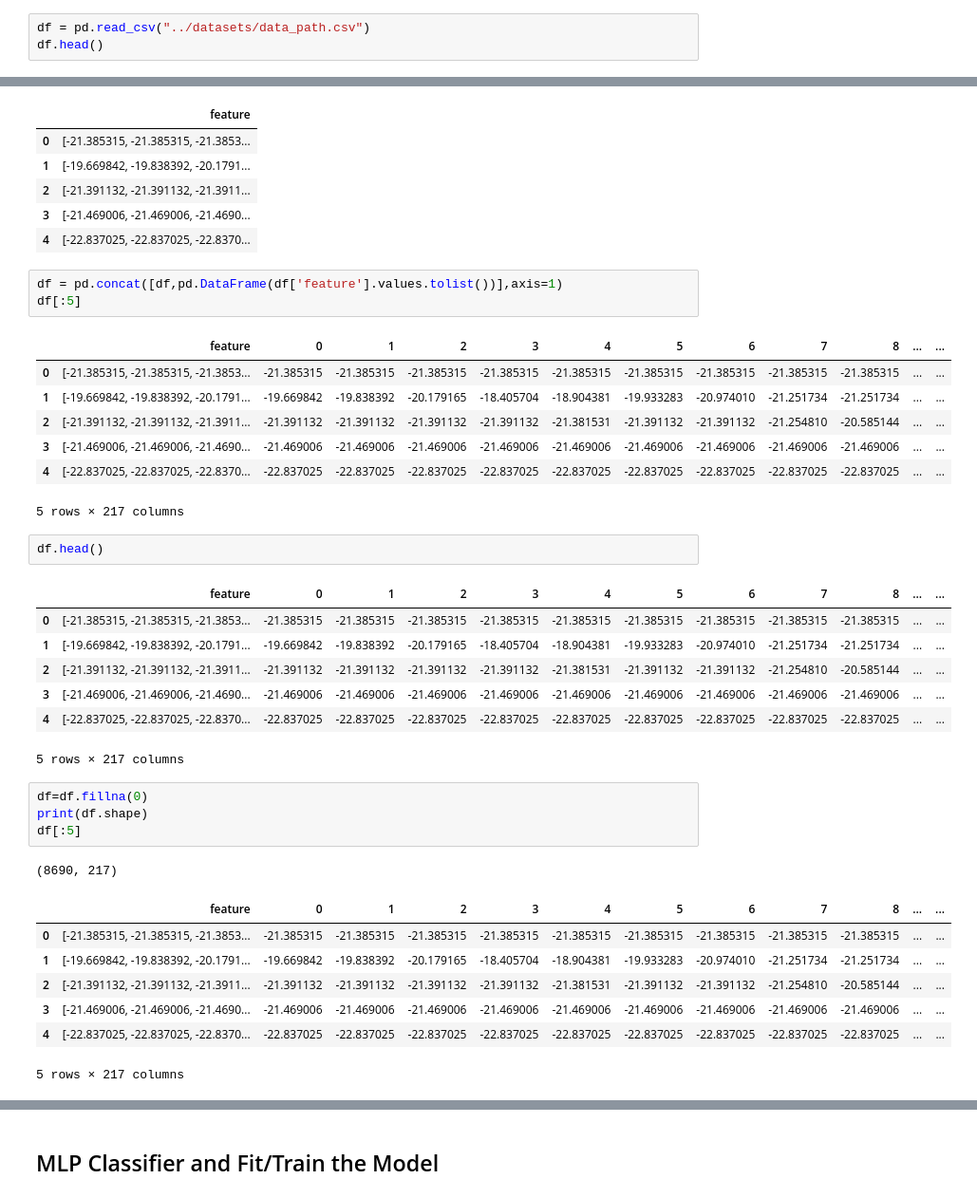
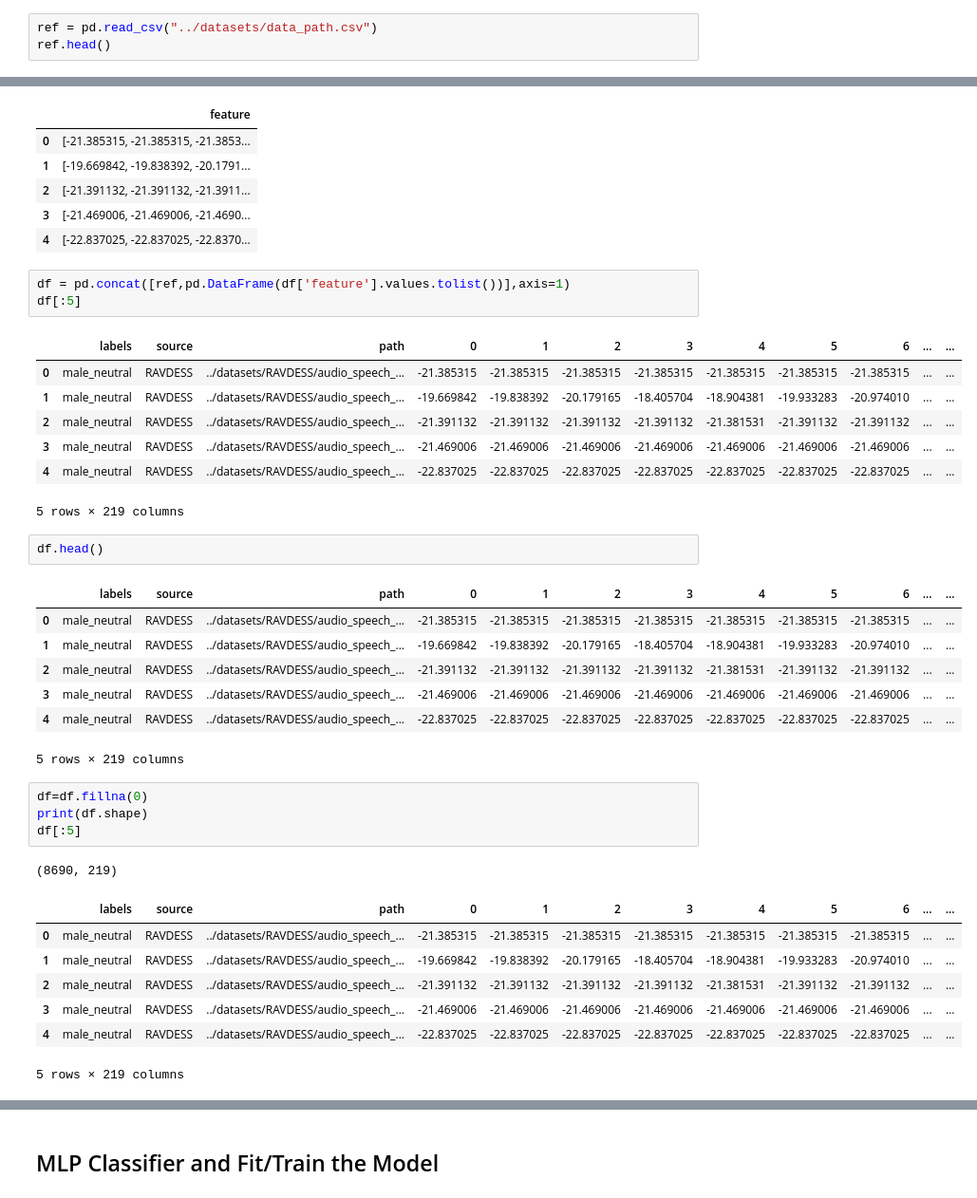
Before and after one commit to lloydlau9/capstone, a Jupyter notebook: code/02_MLP_Classifier_for_SER-Copy1.ipynb, the cells around one changed output, grey strips where cells are left out. Shown: that part at 95% size. Drawn from its saved outputs; the diff is of its cells as text.

```diff
--- a/code/02_MLP_Classifier_for_SER-Copy1.ipynb
+++ b/code/02_MLP_Classifier_for_SER-Copy1.ipynb
@@ -123,8 +123,8 @@ dir_list[0:5]
  '03-01-01-01-02-02-01.wav',
  '03-01-02-01-01-01-01.wav']
 # %%
-df = pd.read_csv("../datasets/data_path.csv")
-df.head()
+ref = pd.read_csv("../datasets/data_path.csv")
+ref.head()
 # %% [output]
 |  | labels | source | path |
 | 0 | male_neutral | RAVDESS | ../datasets/RAVDESS/audio_speech_... |
@@ -195,39 +210,39 @@ df.head()
 | 3 | [-21.469006, -21.469006, -21.4690... |
 | 4 | [-22.837025, -22.837025, -22.8370... |
 # %%
-df = pd.concat([df,pd.DataFrame(df['feature'].values.tolist())],axis=1)
+df = pd.concat([ref,pd.DataFrame(df['feature'].values.tolist())],axis=1)
 df[:5]
 # %% [output]
-|  | feature | 0 | 1 | 2 | 3 | 4 | 5 | 6 | 7 | 8 | ... | ... |
-| 0 | [-21.385315, -21.385315, -21.3853... | -21.385315 | -21.385315 | -21.385315 | -21.385315 | -21.385315 | -21.385315 | -21.385315 | -21.385315 | -21.385315 | ... | ... |
-| 1 | [-19.669842, -19.838392, -20.1791... | -19.669842 | -19.838392 | -20.179165 | -18.405704 | -18.904381 | -19.933283 | -20.974010 | -21.251734 | -21.251734 | ... | ... |
-| 2 | [-21.391132, -21.391132, -21.3911... | -21.391132 | -21.391132 | -21.391132 | -21.391132 | -21.381531 | -21.391132 | -21.391132 | -21.254810 | -20.585144 | ... | ... |
-| 3 | [-21.469006, -21.469006, -21.4690... | -21.469006 | -21.469006 | -21.469006 | -21.469006 | -21.469006 | -21.469006 | -21.469006 | -21.469006 | -21.469006 | ... | ... |
-| 4 | [-22.837025, -22.837025, -22.8370... | -22.837025 | -22.837025 | -22.837025 | -22.837025 | -22.837025 | -22.837025 | -22.837025 | -22.837025 | -22.837025 | ... | ... |
+|  | labels | source | path | 0 | 1 | 2 | 3 | 4 | 5 | 6 | ... | ... |
+| 0 | male_neutral | RAVDESS | ../datasets/RAVDESS/audio_speech_... | -21.385315 | -21.385315 | -21.385315 | -21.385315 | -21.385315 | -21.385315 | -21.385315 | ... | ... |
+| 1 | male_neutral | RAVDESS | ../datasets/RAVDESS/audio_speech_... | -19.669842 | -19.838392 | -20.179165 | -18.405704 | -18.904381 | -19.933283 | -20.974010 | ... | ... |
+| 2 | male_neutral | RAVDESS | ../datasets/RAVDESS/audio_speech_... | -21.391132 | -21.391132 | -21.391132 | -21.391132 | -21.381531 | -21.391132 | -21.391132 | ... | ... |
+| 3 | male_neutral | RAVDESS | ../datasets/RAVDESS/audio_speech_... | -21.469006 | -21.469006 | -21.469006 | -21.469006 | -21.469006 | -21.469006 | -21.469006 | ... | ... |
+| 4 | male_neutral | RAVDESS | ../datasets/RAVDESS/audio_speech_... | -22.837025 | -22.837025 | -22.837025 | -22.837025 | -22.837025 | -22.837025 | -22.837025 | ... | ... |
-5 rows × 217 columns
+5 rows × 219 columns
 # %%
 df.head()
 # %% [output]
-|  | feature | 0 | 1 | 2 | 3 | 4 | 5 | 6 | 7 | 8 | ... | ... |
-| 0 | [-21.385315, -21.385315, -21.3853... | -21.385315 | -21.385315 | -21.385315 | -21.385315 | -21.385315 | -21.385315 | -21.385315 | -21.385315 | -21.385315 | ... | ... |
-| 1 | [-19.669842, -19.838392, -20.1791... | -19.669842 | -19.838392 | -20.179165 | -18.405704 | -18.904381 | -19.933283 | -20.974010 | -21.251734 | -21.251734 | ... | ... |
-| 2 | [-21.391132, -21.391132, -21.3911... | -21.391132 | -21.391132 | -21.391132 | -21.391132 | -21.381531 | -21.391132 | -21.391132 | -21.254810 | -20.585144 | ... | ... |
-| 3 | [-21.469006, -21.469006, -21.4690... | -21.469006 | -21.469006 | -21.469006 | -21.469006 | -21.469006 | -21.469006 | -21.469006 | -21.469006 | -21.469006 | ... | ... |
-| 4 | [-22.837025, -22.837025, -22.8370... | -22.837025 | -22.837025 | -22.837025 | -22.837025 | -22.837025 | -22.837025 | -22.837025 | -22.837025 | -22.837025 | ... | ... |
+|  | labels | source | path | 0 | 1 | 2 | 3 | 4 | 5 | 6 | ... | ... |
+| 0 | male_neutral | RAVDESS | ../datasets/RAVDESS/audio_speech_... | -21.385315 | -21.385315 | -21.385315 | -21.385315 | -21.385315 | -21.385315 | -21.385315 | ... | ... |
+| 1 | male_neutral | RAVDESS | ../datasets/RAVDESS/audio_speech_... | -19.669842 | -19.838392 | -20.179165 | -18.405704 | -18.904381 | -19.933283 | -20.974010 | ... | ... |
+| 2 | male_neutral | RAVDESS | ../datasets/RAVDESS/audio_speech_... | -21.391132 | -21.391132 | -21.391132 | -21.391132 | -21.381531 | -21.391132 | -21.391132 | ... | ... |
+| 3 | male_neutral | RAVDESS | ../datasets/RAVDESS/audio_speech_... | -21.469006 | -21.469006 | -21.469006 | -21.469006 | -21.469006 | -21.469006 | -21.469006 | ... | ... |
+| 4 | male_neutral | RAVDESS | ../datasets/RAVDESS/audio_speech_... | -22.837025 | -22.837025 | -22.837025 | -22.837025 | -22.837025 | -22.837025 | -22.837025 | ... | ... |
-5 rows × 217 columns
+5 rows × 219 columns
 # %%
 df=df.fillna(0)
 print(df.shape)
 df[:5]
 # %% [output]
-(8690, 217)
+(8690, 219)
-|  | feature | 0 | 1 | 2 | 3 | 4 | 5 | 6 | 7 | 8 | ... | ... |
-| 0 | [-21.385315, -21.385315, -21.3853... | -21.385315 | -21.385315 | -21.385315 | -21.385315 | -21.385315 | -21.385315 | -21.385315 | -21.385315 | -21.385315 | ... | ... |
-| 1 | [-19.669842, -19.838392, -20.1791... | -19.669842 | -19.838392 | -20.179165 | -18.405704 | -18.904381 | -19.933283 | -20.974010 | -21.251734 | -21.251734 | ... | ... |
-| 2 | [-21.391132, -21.391132, -21.3911... | -21.391132 | -21.391132 | -21.391132 | -21.391132 | -21.381531 | -21.391132 | -21.391132 | -21.254810 | -20.585144 | ... | ... |
-| 3 | [-21.469006, -21.469006, -21.4690... | -21.469006 | -21.469006 | -21.469006 | -21.469006 | -21.469006 | -21.469006 | -21.469006 | -21.469006 | -21.469006 | ... | ... |
-| 4 | [-22.837025, -22.837025, -22.8370... | -22.837025 | -22.837025 | -22.837025 | -22.837025 | -22.837025 | -22.837025 | -22.837025 | -22.837025 | -22.837025 | ... | ... |
+|  | labels | source | path | 0 | 1 | 2 | 3 | 4 | 5 | 6 | ... | ... |
+| 0 | male_neutral | RAVDESS | ../datasets/RAVDESS/audio_speech_... | -21.385315 | -21.385315 | -21.385315 | -21.385315 | -21.385315 | -21.385315 | -21.385315 | ... | ... |
+| 1 | male_neutral | RAVDESS | ../datasets/RAVDESS/audio_speech_... | -19.669842 | -19.838392 | -20.179165 | -18.405704 | -18.904381 | -19.933283 | -20.974010 | ... | ... |
+| 2 | male_neutral | RAVDESS | ../datasets/RAVDESS/audio_speech_... | -21.391132 | -21.391132 | -21.391132 | -21.391132 | -21.381531 | -21.391132 | -21.391132 | ... | ... |
+| 3 | male_neutral | RAVDESS | ../datasets/RAVDESS/audio_speech_... | -21.469006 | -21.469006 | -21.469006 | -21.469006 | -21.469006 | -21.469006 | -21.469006 | ... | ... |
+| 4 | male_neutral | RAVDESS | ../datasets/RAVDESS/audio_speech_... | -22.837025 | -22.837025 | -22.837025 | -22.837025 | -22.837025 | -22.837025 | -22.837025 | ... | ... |
-5 rows × 217 columns
+5 rows × 219 columns
 # %%
 X_train, X_test, y_train, y_test = train_test_split(df.drop(['path','labels','source'],axis=1)
                                                     , df.labels
```
Also changed, not shown: parts of 13 cells of this notebook, 3 other files.
